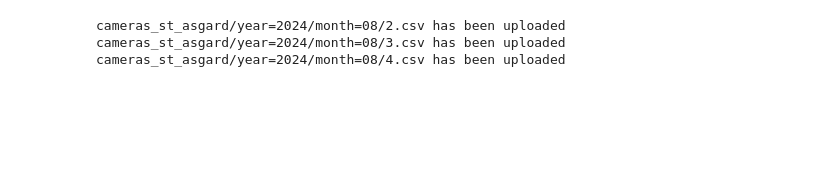
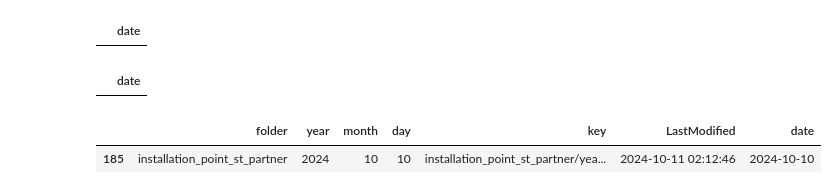
Before and after one commit to sputnik-systems/analytics, a Jupyter notebook: working with files from s3/filling_in_the_gaps.ipynb, the cells around one changed output. Saved outputs shown, nothing was run; the diff lists cells and outputs as text; code cells hidden in the pictures; blank space fills up the shorter version.

```diff
--- a/working with files from s3/filling_in_the_gaps.ipynb
+++ b/working with files from s3/filling_in_the_gaps.ipynb
@@ -19,10 +19,19 @@ FOLDER_ID = 'b1gc7vi2ckqausoc5dr7' # id каталога из которого
 ACCESS_KEY = ACCESS_KEY #aws_access_key_id для S3
 SECRET_KEY = SECRET_KEY #aws_secret_access_key в s3
 # %%
+# Если нужны все файлы, то не прописываем Prefix то Prefix=False
 
+def get_s3_instance():
+    session = boto3.session.Session()
+    return session.client(
+        aws_access_key_id=ACCESS_KEY,
+        aws_secret_access_key=SECRET_KEY,
+        service_name='s3',
+        endpoint_url='https://storage.yandexcloud.net'
+    )
 
-# Если нужны все файлы, то не прописываем Prefix то Prefix=False
 def list_of_daily_objects_from_s3(bucket_name, Prefix):
+
     s3 = get_s3_instance()
     # Создаем пагинатор. Он нужен на тот случай, если файлов больше 1000
     paginator = s3.get_paginator('list_objects_v2')
@@ -158,9 +167,8 @@ def upploading_missing_data_to_storage(bucket_name,path_on_pc):
             continue
 # %%
 bucket_name = 'dwh-asgard' # имя бакета
-s3 = get_s3_instance()
 
-folder = 'cameras_st_asgard' # имя папки в бакете
+folder = 'installation_point_st_partner' # имя папки в бакете
 Prefix = f"{folder}/"
 df_obj = list_of_daily_objects_from_s3(bucket_name,Prefix)
 
@@ -170,7 +178,16 @@ path_on_pc = 'D:/s3'
 downloading_missing_files_from_s3(path_on_pc,df_of_missing_dates)
 adding_missing_data_to_pc(folder, path_on_pc, df_of_missing_dates)
 upploading_missing_data_to_storage(bucket_name,path_on_pc)
-# %% [output]
-cameras_st_asgard/year=2024/month=08/2.csv has been uploaded
-cameras_st_asgard/year=2024/month=08/3.csv has been uploaded
-cameras_st_asgard/year=2024/month=08/4.csv has been uploaded
+# %%
+df_of_missing_dates
+# %% [output]
+|  | date |
+# %%
+list_of_missing_data(df_obj)
+# %% [output]
+|  | date |
+# %%
+df_obj[df_obj['date'] == '2024-10-10']
+# %% [output]
+|  | folder | year | month | day | key | LastModified | date |
+| 185 | installation_point_st_partner | 2024 | 10 | 10 | installation_point_st_partner/yea... | 2024-10-11 02:12:46 | 2024-10-10 |
```
Also changed, not shown: 17 other files.
